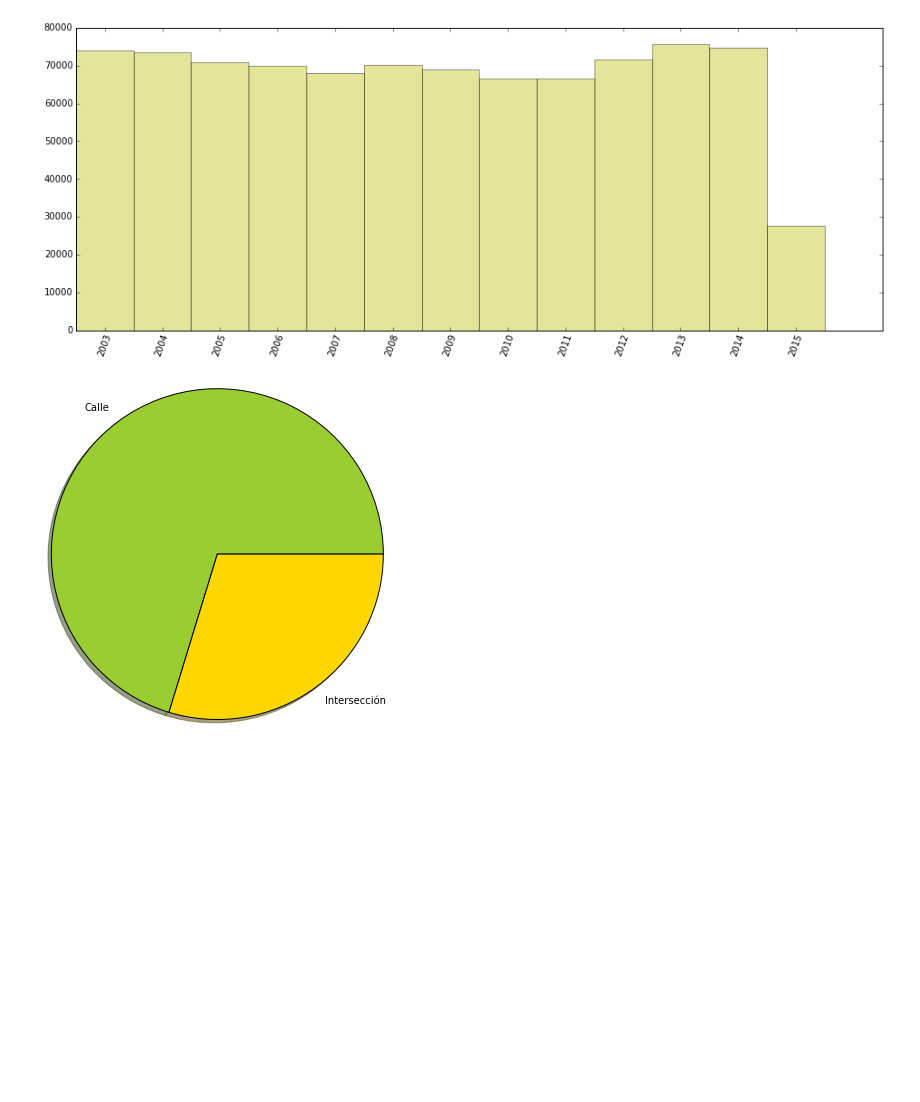
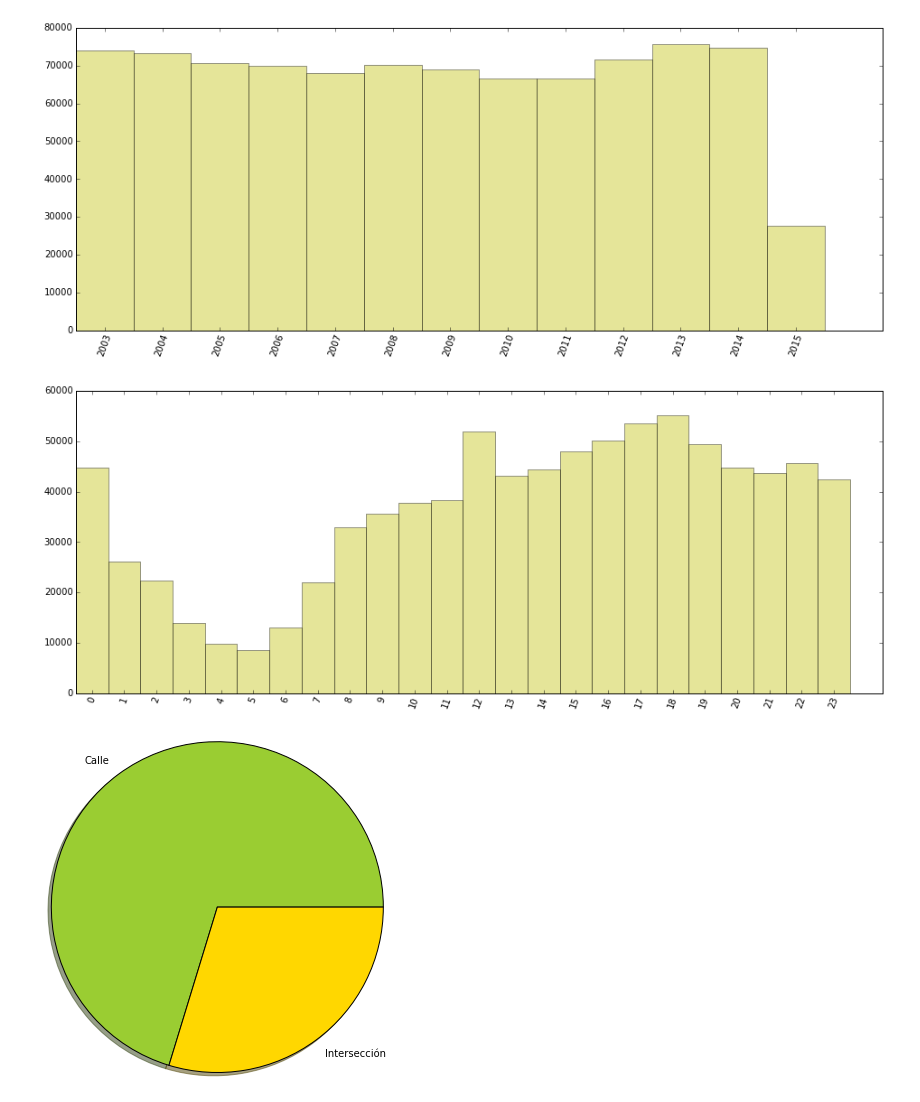
Before and after one commit to Arkenan/tp-datos, a Jupyter notebook: pruebas/features.ipynb, the cells around one changed output. Cells and saved outputs as stored; diff of their text form; code cells hidden in the pictures; blank space fills up the shorter version.

```diff
--- a/pruebas/features.ipynb
+++ b/pruebas/features.ipynb
@@ -106,6 +100,10 @@ graph_bars(df.Month, alt_labels=calendar.month_name[1:]).show()
 graph_bars(df.Year).show()
 # %% [output]
 [figure]
+# %%
+graph_bars(df.Hour).show()
+# %% [output]
+[figure, added]
 # %%
 #
 labels, count = np.unique(df.IsIntersection, return_counts=True)
```
Also changed, not shown: parts of 5 cells of this notebook, 2 other files.
